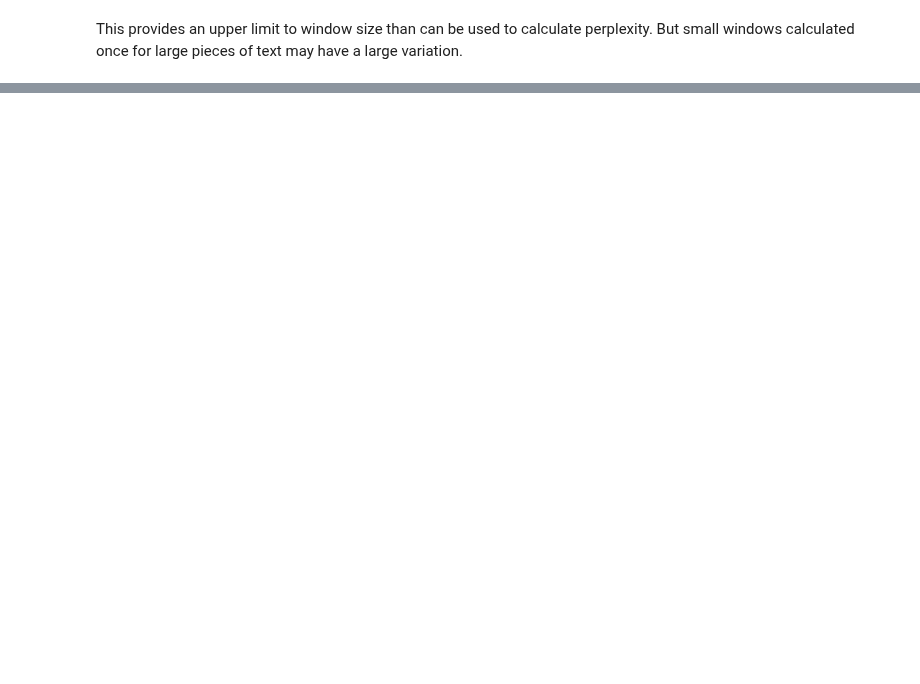
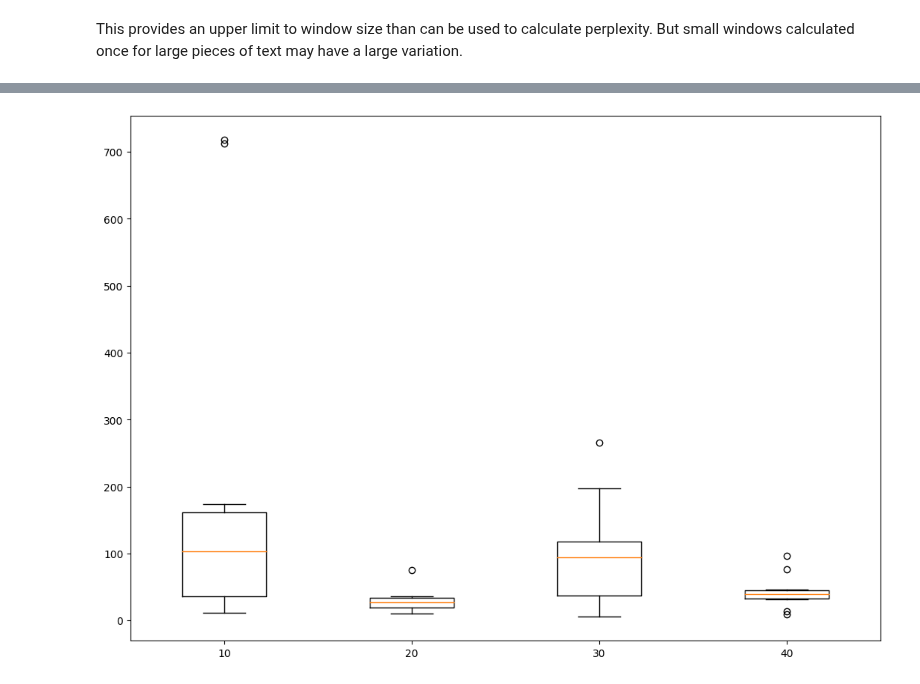
Before and after one commit to aecoaker/FTA-Summary, a Jupyter notebook: Exploring_BART_Models.ipynb, the cells around one changed output, grey strips where cells are left out. Saved outputs shown, nothing was run; the diff lists cells and outputs as text; code cells hidden in the pictures; blank space fills up the shorter version.

```diff
--- a/Exploring_BART_Models.ipynb
+++ b/Exploring_BART_Models.ipynb
@@ -288,7 +336,7 @@ This provides an upper limit to window size than can be used to calculate perple
 fta_text = open("UK-AU-FTA.txt").read()
 # %%
 df = pd.DataFrame()
-for j in range(2, 200, 26):
+for j in range(10, 50, 10):
   ls = []
   for i in range(10):
     ls.append(perplexity(fta_text, window = j))
@@ -296,5 +362,8 @@ for j in range(2, 200, 26):
 # %%
 fig = plt.figure(figsize =(10, 7))
 ax = fig.add_axes([0, 0, 1, 1])
 bp = ax.boxplot(df)
+ax.set_xticklabels(range(10, 50, 10))
 plt.show()
+# %% [output]
+[figure, added]
```
Also changed, not shown: parts of 11 cells of this notebook.
